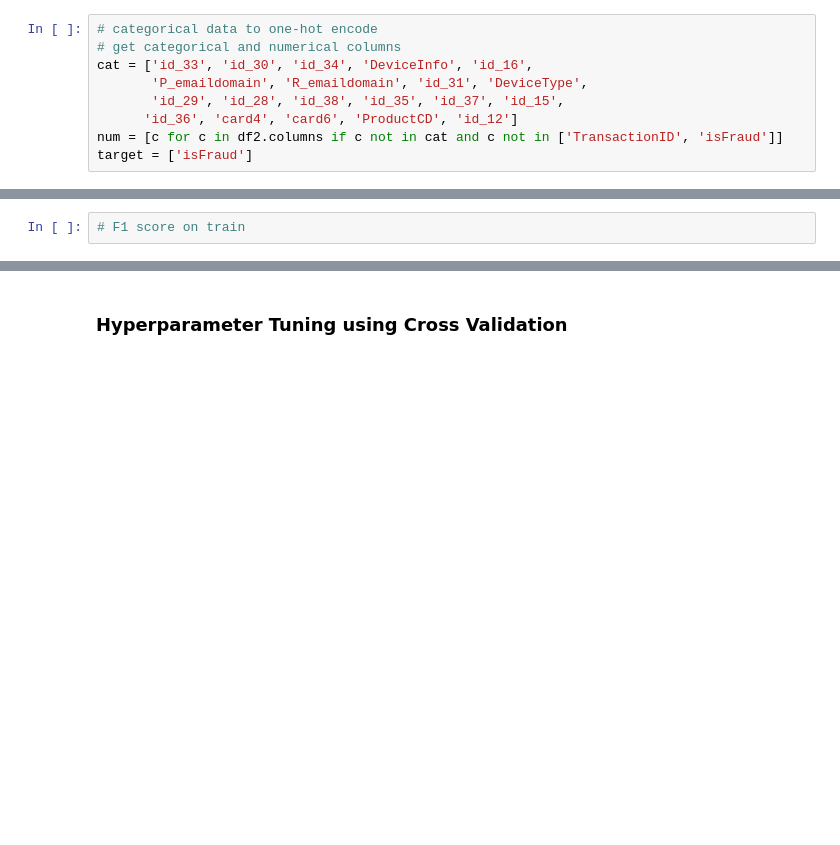
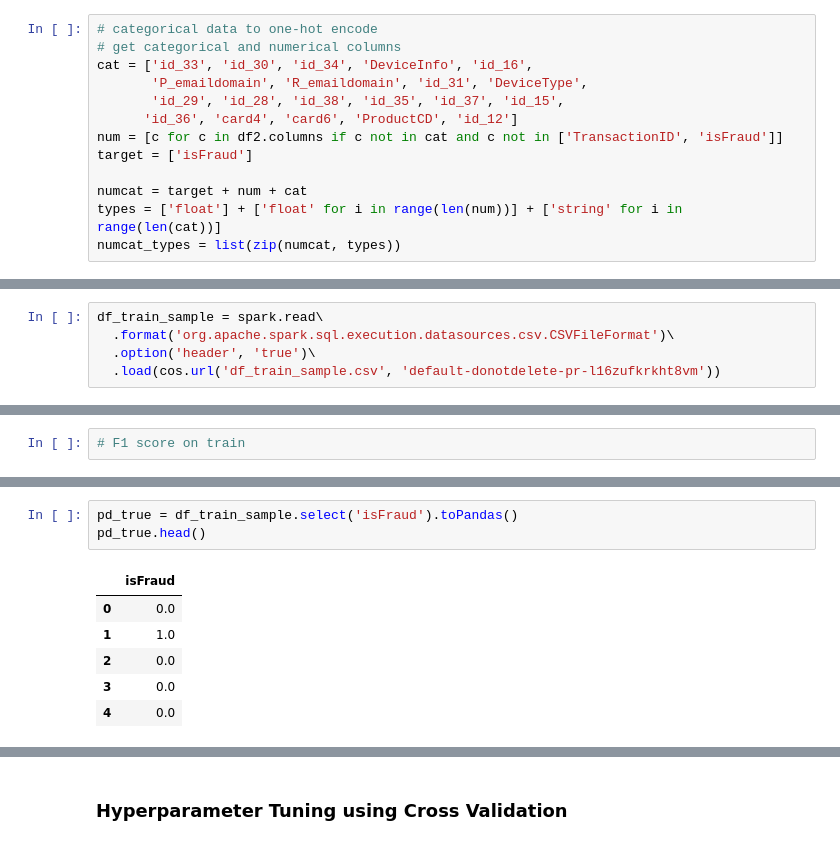
Before and after one commit to PrinceJavier/ieee_cis_fraud_detection, a Jupyter notebook: ieee_cis_fraud_detection.feature_eng.ipynb, the cells around one changed output, grey strips where cells are left out. Cells and saved outputs as stored; diff of their text form; blank space fills up the shorter version.

```diff
--- a/ieee_cis_fraud_detection.feature_eng.ipynb
+++ b/ieee_cis_fraud_detection.feature_eng.ipynb
@@ -99,4 +134,8 @@ cat = ['id_33', 'id_30', 'id_34', 'DeviceInfo', 'id_16',
       'id_36', 'card4', 'card6', 'ProductCD', 'id_12']
 num = [c for c in df2.columns if c not in cat and c not in ['TransactionID', 'isFraud']]
 target = ['isFraud']
+
+numcat = target + num + cat
+types = ['float'] + ['float' for i in range(len(num))] + ['string' for i in range(len(cat))]
+numcat_types = list(zip(numcat, types))
 # %%
@@ -172,3 +175,8 @@ df_train_sample.groupBy('isFraud').count().show()
 path = "cos://default-donotdelete-pr-l16zufkrkht8vm.os_938e241641654cf0a8c1bb0aefbea33d_configs/df_train_sample.csv"
 df_train_sample.write.format('org.apache.spark.sql.execution.datasources.csv.CSVFileFormat')\
     .option('header', 'true').save(path)
+# %%
+df_train_sample = spark.read\
+  .format('org.apache.spark.sql.execution.datasources.csv.CSVFileFormat')\
+  .option('header', 'true')\
+  .load(cos.url('df_train_sample.csv', 'default-donotdelete-pr-l16zufkrkht8vm'))
@@ -190,0 +228,10 @@ predictionAndLabels = df_train.map(lambda lp: (model.predict(lp), lp.isFraud))
+# %%
+pd_true = df_train_sample.select('isFraud').toPandas()
+pd_true.head()
+# %% [output]
+|  | isFraud |
+| 0 | 0.0 |
+| 1 | 1.0 |
+| 2 | 0.0 |
+| 3 | 0.0 |
+| 4 | 0.0 |
```
Also changed, not shown: parts of 55 cells of this notebook.
